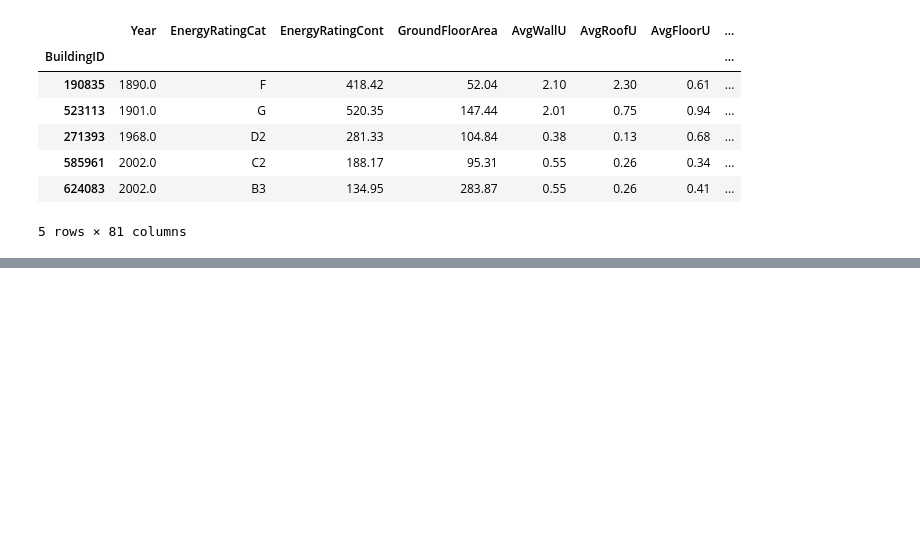
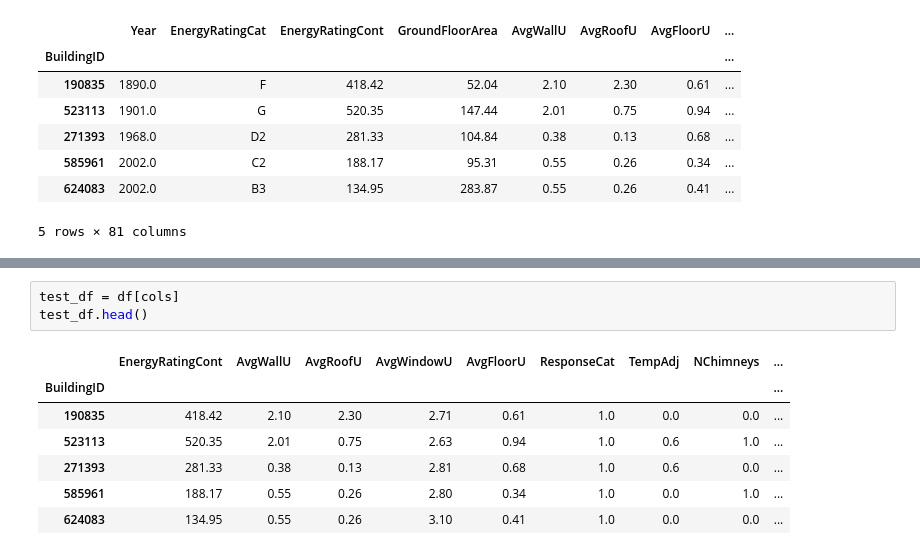
Before and after one commit to mcsweena/AIB-Datahack-2016, a Jupyter notebook: data_exploration_test.ipynb, the cells around one changed output, grey strips where cells are left out. Saved outputs shown, nothing was run; the diff lists cells and outputs as text; blank space fills up the shorter version.

```diff
--- a/data_exploration_test.ipynb
+++ b/data_exploration_test.ipynb
@@ -939,0 +950,11 @@ plt.show()
+# %%
+test_df = df[cols]
+test_df.head()
+# %% [output]
+|  | EnergyRatingCont | AvgWallU | AvgRoofU | AvgWindowU | AvgFloorU | ResponseCat | TempAdj | NChimneys | ... |
+| BuildingID |  |  |  |  |  |  |  |  | ... |
+| 190835 | 418.42 | 2.10 | 2.30 | 2.71 | 0.61 | 1.0 | 0.0 | 0.0 | ... |
+| 523113 | 520.35 | 2.01 | 0.75 | 2.63 | 0.94 | 1.0 | 0.6 | 1.0 | ... |
+| 271393 | 281.33 | 0.38 | 0.13 | 2.81 | 0.68 | 1.0 | 0.6 | 0.0 | ... |
+| 585961 | 188.17 | 0.55 | 0.26 | 2.80 | 0.34 | 1.0 | 0.0 | 1.0 | ... |
+| 624083 | 134.95 | 0.55 | 0.26 | 3.10 | 0.41 | 1.0 | 0.0 | 0.0 | ... |
```
Also changed, not shown: parts of 10 cells of this notebook.
